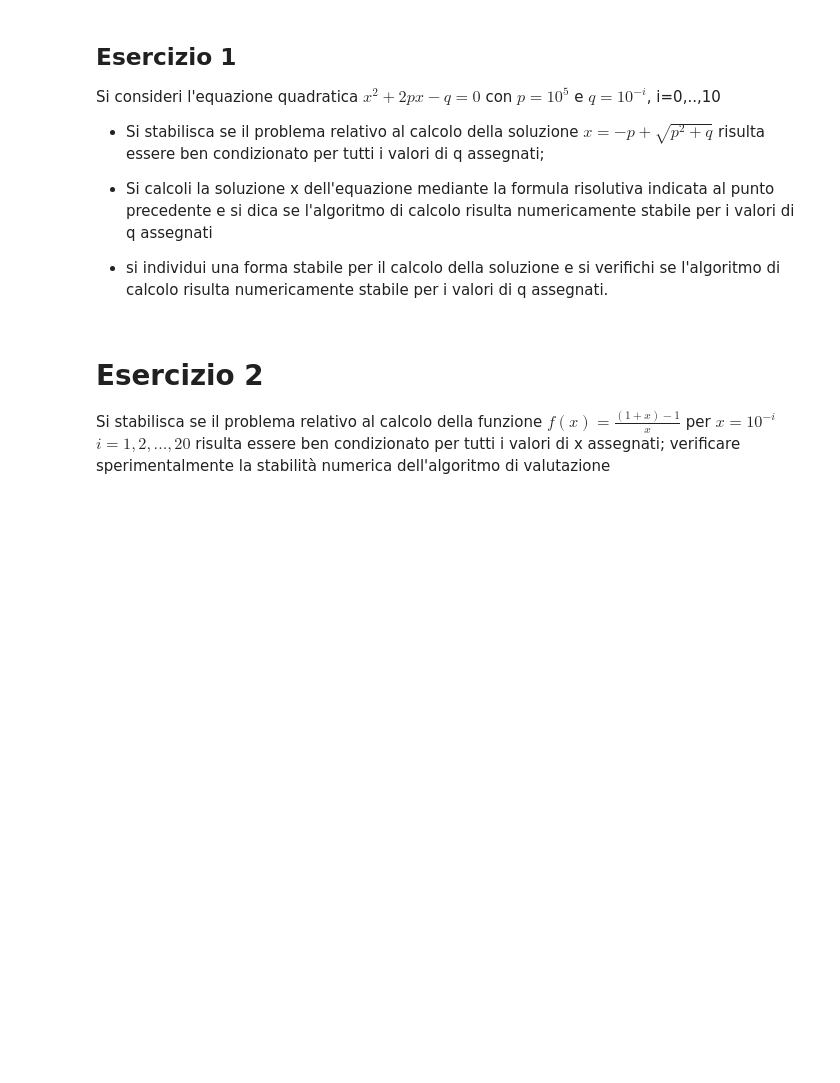
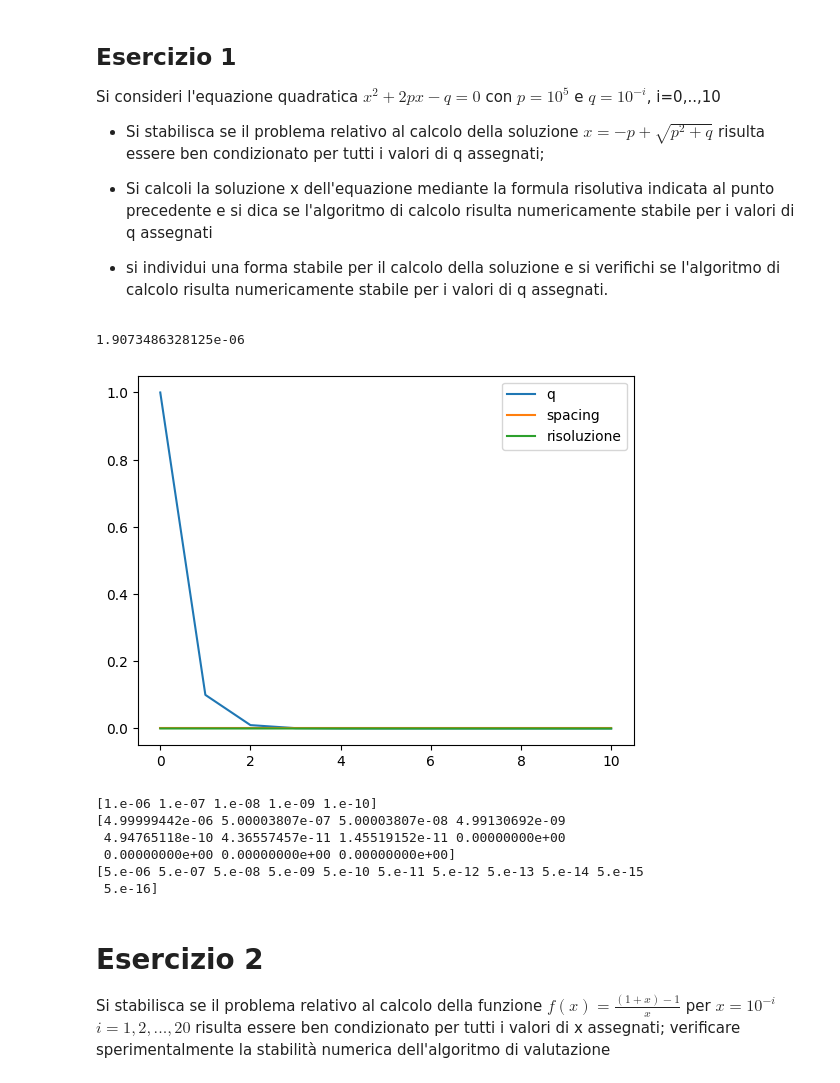
Before and after one commit to Nickolausen/unibo-metodi-numerici, a Jupyter notebook: lab05/Esercitazione5.ipynb, the cells around one changed output. Saved outputs shown, nothing was run; the diff lists cells and outputs as text; code cells hidden in the pictures; blank space fills up the shorter version.

```diff
--- a/lab05/Esercitazione5.ipynb
+++ b/lab05/Esercitazione5.ipynb
@@ -11,6 +14,37 @@ Si consideri l'equazione quadratica $x^2 + 2px - q = 0 $ con $p=10^5$ e $q=10^{-
 stabile  per i valori di q assegnati
 
 - si individui una forma stabile per il calcolo della soluzione e si verifichi se l'algoritmo di calcolo risulta numericamente stabile per i valori di q assegnati.
+# %%
+# Problema ben condizionato SE E SOLO SE errore relativo piccolo
+
+p = 10.0**5
+q = 10.0**(-np.arange(11.0))
+
+# Algoritmo risolutivo
+psi_x = -p + np.sqrt(p**2 + q)
+spacing_in_p_squared = np.spacing(p**2)
+print(spacing_in_p_squared)
+
+x = np.arange(11)
+plt.plot(x, q)
+plt.plot(x, np.array(np.repeat(spacing_in_p_squared, 11)))
+plt.plot(x, psi_x)
+plt.legend(["q", "spacing", "risoluzione"])
+plt.show()
+print(q[q < spacing_in_p_squared])
+print(psi_x)
+
+stable_psi_x = q/(p + np.sqrt(p**2 + q))
+print(stable_psi_x)
+# %% [output]
+1.9073486328125e-06
+[figure, added]
+[1.e-06 1.e-07 1.e-08 1.e-09 1.e-10]
+[4.99999442e-06 5.00003807e-07 5.00003807e-08 4.99130692e-09
+ 4.94765118e-10 4.36557457e-11 1.45519152e-11 0.00000000e+00
+ 0.00000000e+00 0.00000000e+00 0.00000000e+00]
+[5.e-06 5.e-07 5.e-08 5.e-09 5.e-10 5.e-11 5.e-12 5.e-13 5.e-14 5.e-15
+ 5.e-16]
 # %% [markdown]
 # Esercizio 2
 
```
Also changed, not shown: parts of 6 cells of this notebook, 1 other file.
